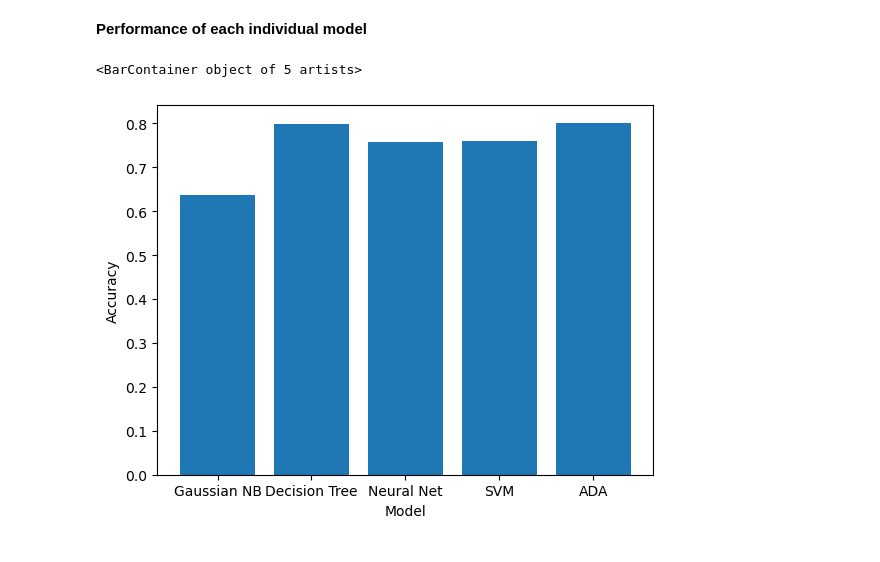
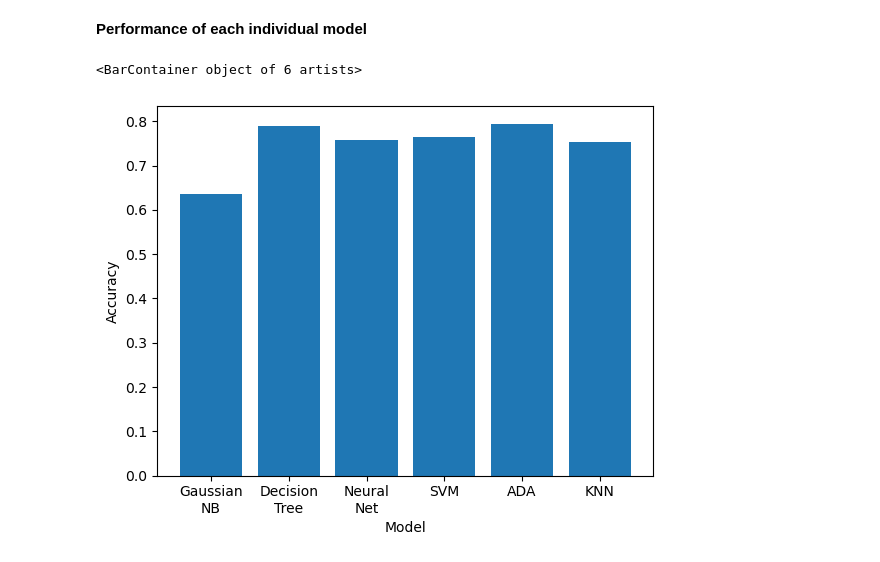
Before and after one commit to adriansacas/ml_final_project, a Jupyter notebook: FinalProject.ipynb, the cells around one changed output. Drawn from its saved outputs; the diff is of its cells as text; code cells hidden in the pictures.

Commit message:
Updated KNN and Displayed Precision Graph.

```diff
--- a/FinalProject.ipynb
+++ b/FinalProject.ipynb
@@ -528,0 +538,24 @@ weighted avg       0.80      0.80      0.79       922
+# %%
+warnings.simplefilter("ignore")
+knn = sk.neighbors.KNeighborsClassifier()
+ss = sk.preprocessing.StandardScaler()
+pca = sk.decomposition.PCA()
+pipeline = Pipeline([('scaler', ss), ('pca', pca), ('knn', knn)])
+param_grid = {
+    'pca__n_components': list(range(5, 20)),
+    'knn__n_neighbors': list(range(1, 31)),
+}
+
+relevant_features =df[['relationships', 'age_last_milestone_year', 'milestones', 'is_top500', 'age_first_milestone_year']]
+
+print("\nTuning to find best parameters:")
+grid_search = GridSearchCV(pipeline, param_grid, cv = 10)
+grid_search.fit(relevant_features, labels)
+print("Best parameters:", grid_search.best_params_)
+
+print("\nRunning cross-validation with best params")
+knn_pred = cross_val_predict(grid_search.best_estimator_, features, labels, cv = 10)
+print("Accuracy:", accuracy_score(labels, knn_pred))
+
+print("\nClassification Report:")
+print(classification_report(labels, knn_pred))
@@ -529,17 +578,18 @@ weighted avg       0.80      0.80      0.79       922
 # %% [markdown]
 **Performance of each individual model**
 # %%
-models = ["Gaussian NB", "Decision Tree", "Neural Net", "SVM", "ADA"]
+models = ["Gaussian\nNB", "Decision\nTree", "Neural\nNet", "SVM", "ADA", "KNN"]
 accuracies = []
 accuracies.append(accuracy_score(labels, gaussian_nb_pred))
 accuracies.append(accuracy_score(labels, decision_tree_pred))
 accuracies.append(accuracy_score(labels, neural_net_pred))
 accuracies.append(accuracy_score(labels, svm_pred))
 accuracies.append(accuracy_score(labels, ada_pred))
+accuracies.append(accuracy_score(labels, knn_pred))
 
 plt.ylabel("Accuracy")
 plt.xlabel("Model")
 plt.bar(models, accuracies)
 # %% [output]
-<BarContainer object of 5 artists>
+<BarContainer object of 6 artists>
-[figure, old version]
+[figure, new version]
```
Also changed, not shown: parts of 15 cells of this notebook.
